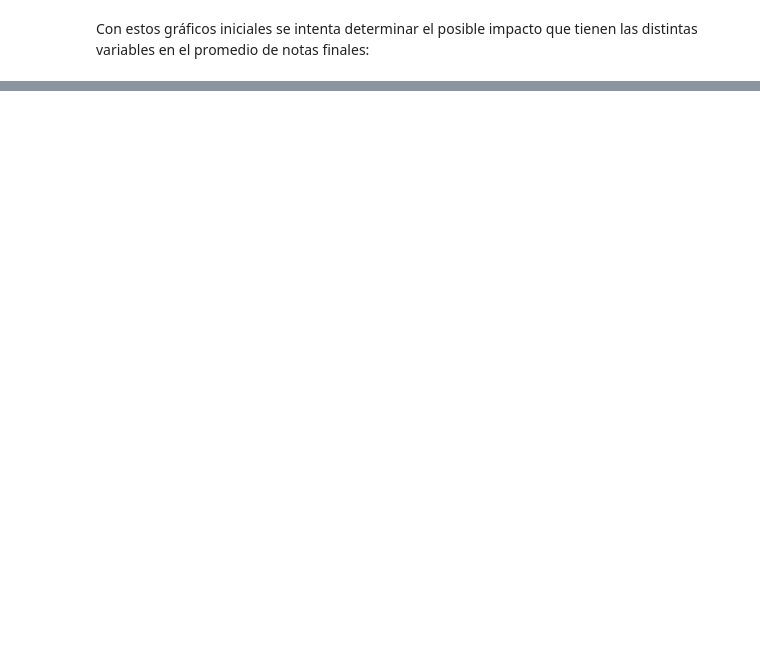
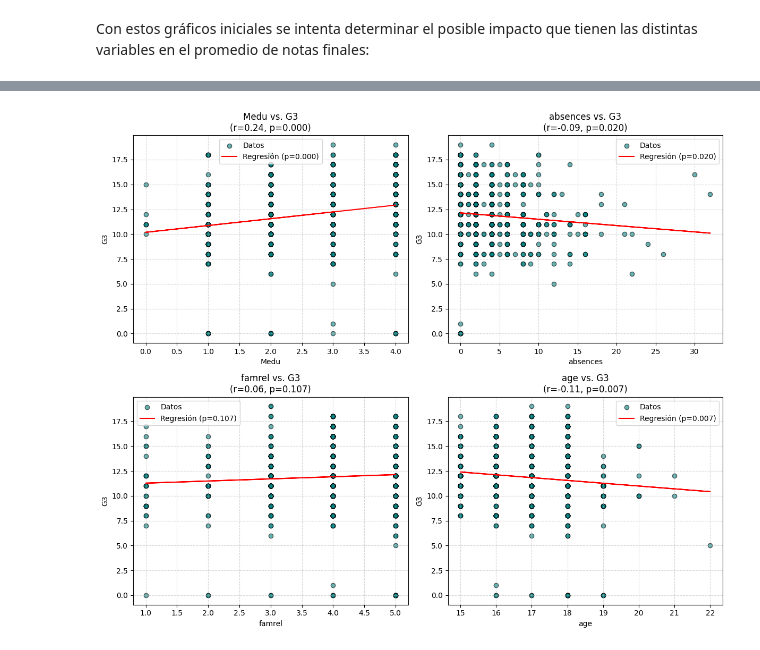
Before and after one commit to matkorussovich/entrega, a Jupyter notebook: notebooks/Student_Performance_Analysis.ipynb, the cells around one changed output, grey strips where cells are left out. Drawn from its saved outputs; the diff is of its cells as text; code cells hidden in the pictures; blank space fills up the shorter version.

```diff
--- a/notebooks/Student_Performance_Analysis.ipynb
+++ b/notebooks/Student_Performance_Analysis.ipynb
@@ -947,0 +757,35 @@ Aplicaremos una transformación en los datos para aplicar la clasificación corr
+# %%
+import scipy.stats as stats
+
+# Lista de pares de variables a analizar
+pares_variables = [
+    ("Medu", "G3"),
+    ("absences", "G3"),
+    ("famrel", "G3"),
+    ("age", "G3")
+]
+
+fig, axes = plt.subplots(2, 2, figsize=(12, 10))
+axes = axes.flatten()
+
+for i, (x_var, y_var) in enumerate(pares_variables):
+    x = df_por[x_var]
+    y = df_por[y_var]
+
+    axes[i].scatter(x, y, alpha=0.6, color='teal', edgecolor='black', label="Datos")
+
+    # línea de regresión
+    slope, intercept, r_value, p_value, std_err = stats.linregress(x, y)
+    y_pred = slope * x + intercept
+    axes[i].plot(x, y_pred, color='red', label=f"Regresión (p={p_value:.3f})")
+    axes[i].set_title(f"{x_var} vs. {y_var}\n(r={r_value:.2f}, p={p_value:.3f})", fontsize=12)
+    axes[i].set_xlabel(x_var)
+    axes[i].set_ylabel(y_var)
+    axes[i].legend()
+    axes[i].grid(alpha=0.5, linestyle="--")
+
+# Ajustar diseño
+plt.tight_layout()
+plt.show()
+# %% [output]
+[figure, added]
```
Also changed, not shown: parts of 21 cells of this notebook.
